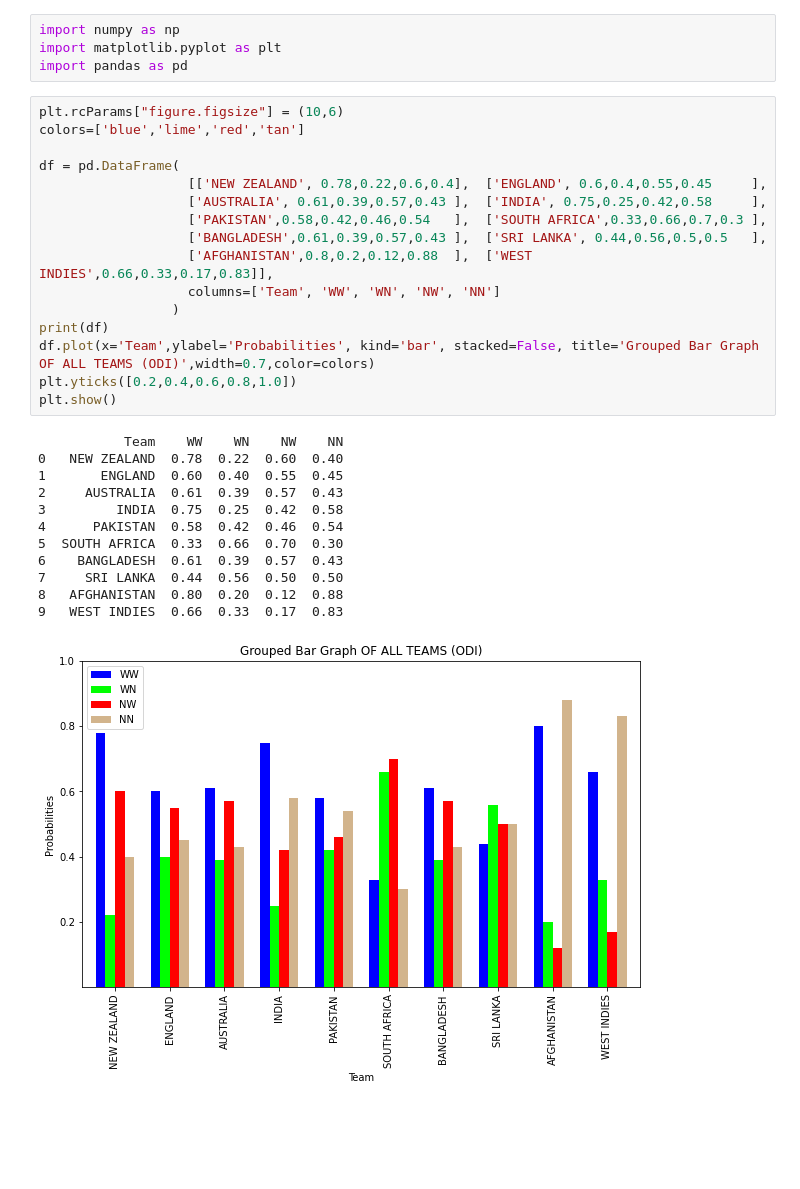
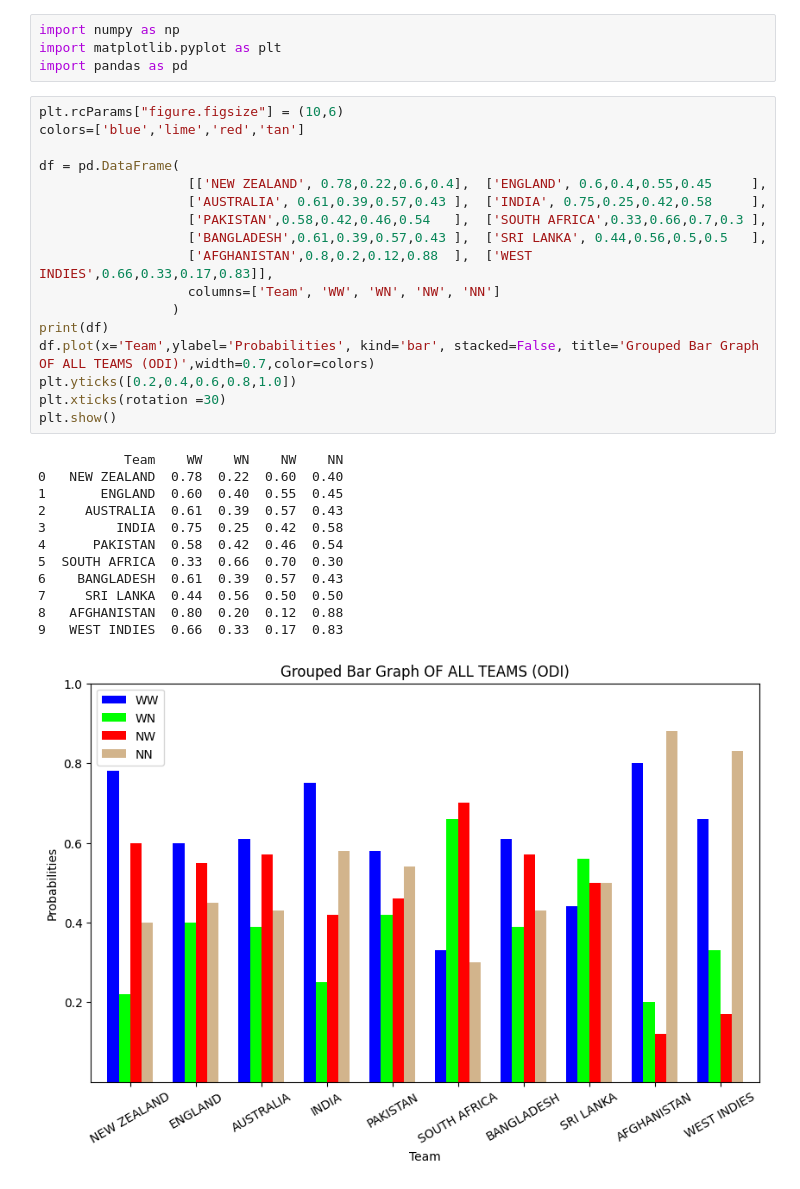
Before and after one commit to AshwinSheoran02/SPA-Final-Project-Group-9, a Jupyter notebook: Code/SPA assignment.ipynb, the cells around one changed output. Cells and saved outputs as stored; diff of their text form; blank space fills up the shorter version.

```diff
--- a/Code/SPA assignment.ipynb
+++ b/Code/SPA assignment.ipynb
@@ -5,30 +5,31 @@ import pandas as pd
 # %%
 plt.rcParams["figure.figsize"] = (10,6)
 colors=['blue','lime','red','tan']
 
 df = pd.DataFrame(
                    [['NEW ZEALAND', 0.78,0.22,0.6,0.4],  ['ENGLAND', 0.6,0.4,0.55,0.45     ],
                    ['AUSTRALIA', 0.61,0.39,0.57,0.43 ],  ['INDIA', 0.75,0.25,0.42,0.58     ],
                    ['PAKISTAN',0.58,0.42,0.46,0.54   ],  ['SOUTH AFRICA',0.33,0.66,0.7,0.3 ],
                    ['BANGLADESH',0.61,0.39,0.57,0.43 ],  ['SRI LANKA', 0.44,0.56,0.5,0.5   ],
                    ['AFGHANISTAN',0.8,0.2,0.12,0.88  ],  ['WEST INDIES',0.66,0.33,0.17,0.83]],
                    columns=['Team', 'WW', 'WN', 'NW', 'NN']
                  )
 print(df)
 df.plot(x='Team',ylabel='Probabilities', kind='bar', stacked=False, title='Grouped Bar Graph OF ALL TEAMS (ODI)',width=0.7,color=colors)
 plt.yticks([0.2,0.4,0.6,0.8,1.0])
+plt.xticks(rotation =30)
 plt.show()
 # %% [output]
            Team    WW    WN    NW    NN
 0   NEW ZEALAND  0.78  0.22  0.60  0.40
 1       ENGLAND  0.60  0.40  0.55  0.45
 2     AUSTRALIA  0.61  0.39  0.57  0.43
 3         INDIA  0.75  0.25  0.42  0.58
 4      PAKISTAN  0.58  0.42  0.46  0.54
 5  SOUTH AFRICA  0.33  0.66  0.70  0.30
 6    BANGLADESH  0.61  0.39  0.57  0.43
 7     SRI LANKA  0.44  0.56  0.50  0.50
 8   AFGHANISTAN  0.80  0.20  0.12  0.88
 9   WEST INDIES  0.66  0.33  0.17  0.83
-[figure, old version]
+[figure, new version]
 # %%
```
Also changed, not shown: parts of 3 cells of this notebook.
